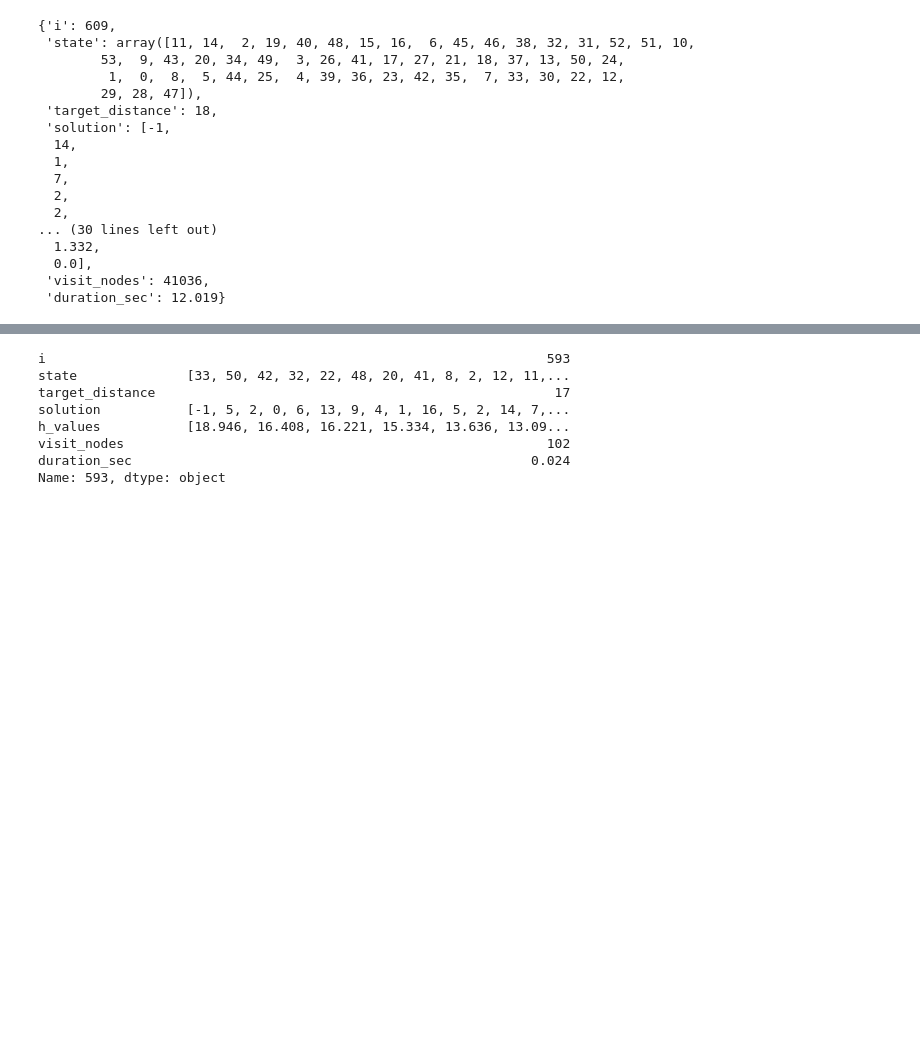
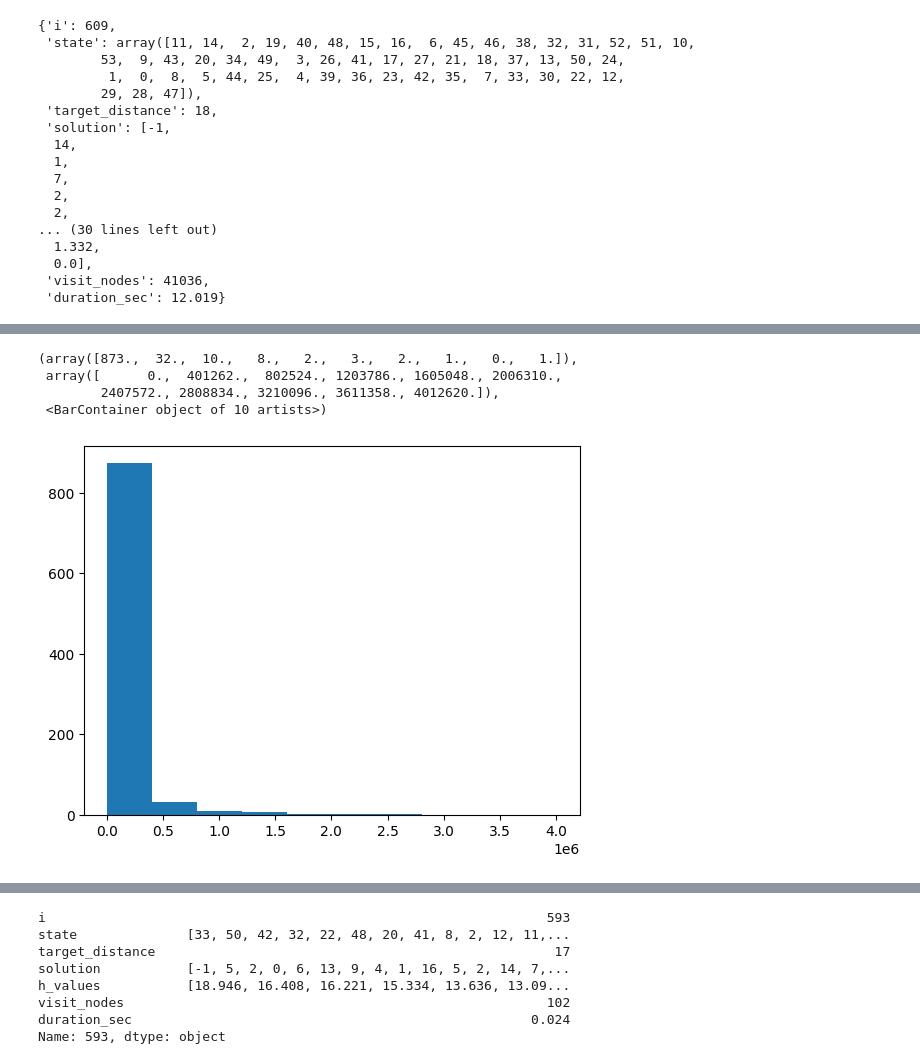
Before and after one commit to tttzof351/DeepDeepCube, a Jupyter notebook: notebooks/playground.ipynb, the cells around one changed output, grey strips where cells are left out. Saved outputs shown, nothing was run; the diff lists cells and outputs as text; code cells hidden in the pictures; blank space fills up the shorter version.

```diff
--- a/notebooks/playground.ipynb
+++ b/notebooks/playground.ipynb
@@ -51,3 +51,11 @@ plt.plot(df.visit_nodes)
+# %%
+plt.hist(df.visit_nodes)
+# %% [output]
+(array([873.,  32.,  10.,   8.,   2.,   3.,   2.,   1.,   0.,   1.]),
+ array([      0.,  401262.,  802524., 1203786., 1605048., 2006310.,
+        2407572., 2808834., 3210096., 3611358., 4012620.]),
+ <BarContainer object of 10 artists>)
+[figure, added]
 # %%
 df["solution"]
 # %% [output]
```
Also changed, not shown: parts of 8 cells of this notebook, 6 other files.
